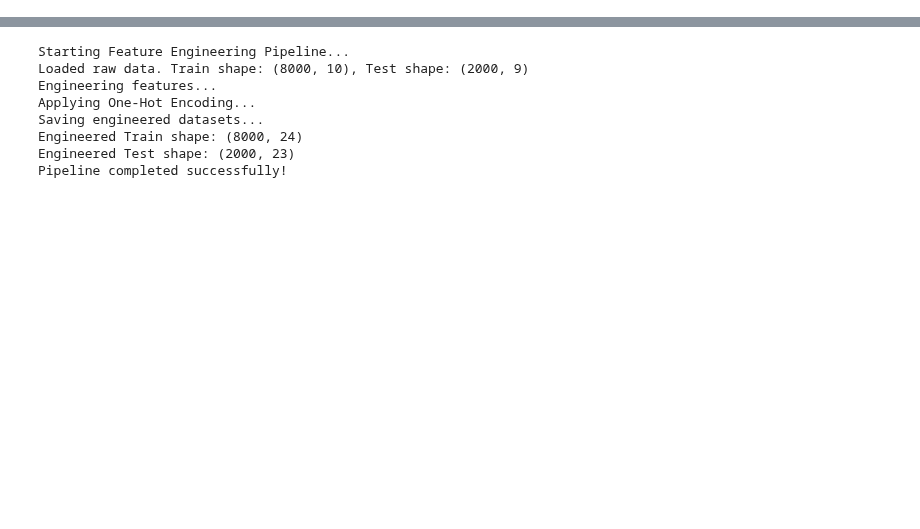
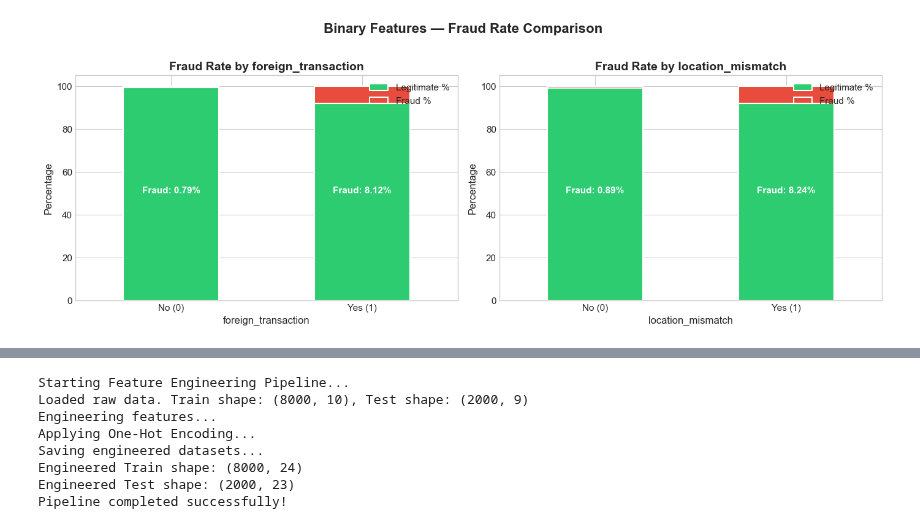
Before and after one commit to SithumDFernando/BigBug_Octwave, a Jupyter notebook: TeamBigBug_OctWave_Submission.ipynb, the cells around one changed output, grey strips where cells are left out. Saved outputs shown, nothing was run; the diff lists cells and outputs as text; code cells hidden in the pictures; blank space fills up the shorter version.

```diff
--- a/TeamBigBug_OctWave_Submission.ipynb
+++ b/TeamBigBug_OctWave_Submission.ipynb
@@ -279,0 +206,26 @@ Scaling was intentionally **deferred** to the modeling pipeline rather than bein
+# %%
+binary_features = ['foreign_transaction', 'location_mismatch']
+
+fig, axes = plt.subplots(1, 2, figsize=(14, 5))
+
+for i, col in enumerate(binary_features):
+    ct = pd.crosstab(train_df[col], train_df['is_fraud'], normalize='index') * 100
+    ct.columns = ['Legitimate %', 'Fraud %']
+    ct.plot(kind='bar', stacked=True, ax=axes[i], color=FRAUD_PALETTE,
+            edgecolor='white', linewidth=1.5)
+    axes[i].set_title(f'Fraud Rate by {col}', fontweight='bold')
+    axes[i].set_xlabel(col)
+    axes[i].set_ylabel('Percentage')
+    axes[i].set_xticklabels(['No (0)', 'Yes (1)'], rotation=0)
+    axes[i].legend(loc='upper right')
+
+    # Annotate fraud rates
+    for j, (idx, row) in enumerate(ct.iterrows()):
+        axes[i].text(j, 50, f"Fraud: {row['Fraud %']:.2f}%",
+                    ha='center', fontweight='bold', fontsize=11, color='white')
+
+plt.suptitle('Binary Features — Fraud Rate Comparison', fontweight='bold', fontsize=16, y=1.02)
+plt.tight_layout()
+plt.show()
+# %% [output]
+[figure, added]
```
Also changed, not shown: parts of 44 cells of this notebook, 8 other files.
